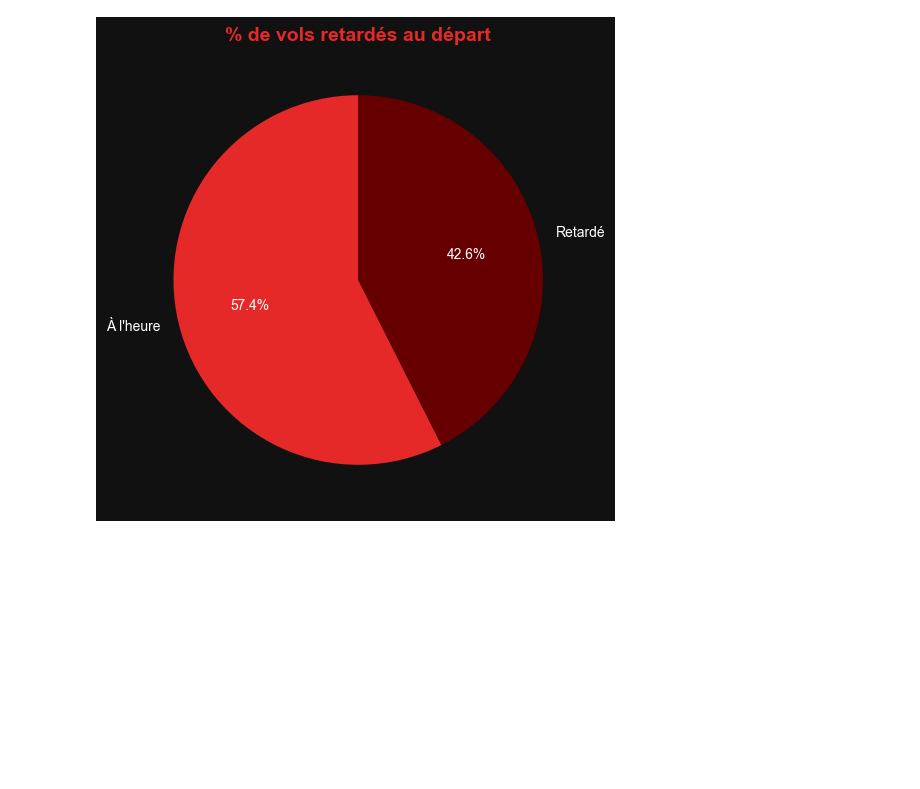
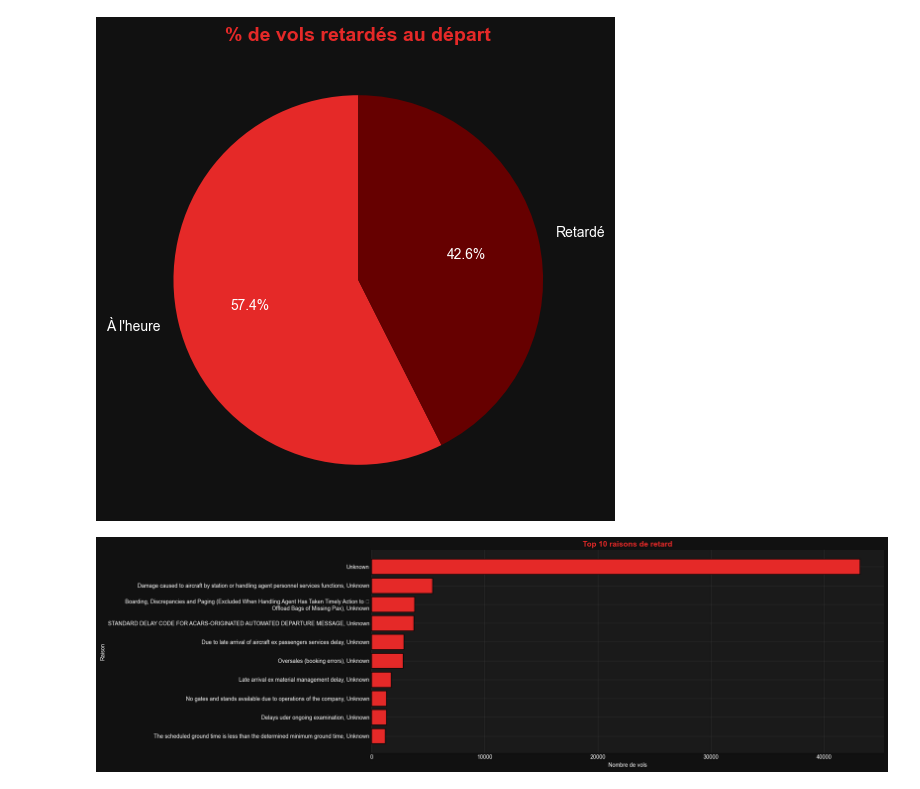
Before and after one commit to ZahraZellazi/DelayPrediction, a Jupyter notebook: kpi.ipynb, the cells around one changed output. Saved outputs shown, nothing was run; the diff lists cells and outputs as text; code cells hidden in the pictures; blank space fills up the shorter version.

Commit message:
kpi : Top 10 raisons de retard

```diff
--- a/kpi.ipynb
+++ b/kpi.ipynb
@@ -275,3 +275,15 @@ ax.set_title('% de vols retardés au départ', color=RED_HEX, fontsize=14, weigh
 plt.show()
 # %% [output]
 [figure]
+# %%
+# -------------------------------------------------------------------------
+# Cell - Top 10 raisons de retard
+# -------------------------------------------------------------------------
+top_reasons = df['DL1_desc'].value_counts().head(10)
+fig, ax = plt.subplots(figsize=(20,6))
+ax.barh(top_reasons.index[::-1], top_reasons.values[::-1], color=RED_HEX, edgecolor='black')
+style_ax(ax, title='Top 10 raisons de retard', xlabel='Nombre de vols', ylabel='Raison')
+plt.tight_layout()
+plt.show()
+# %% [output]
+[figure, added]
```
